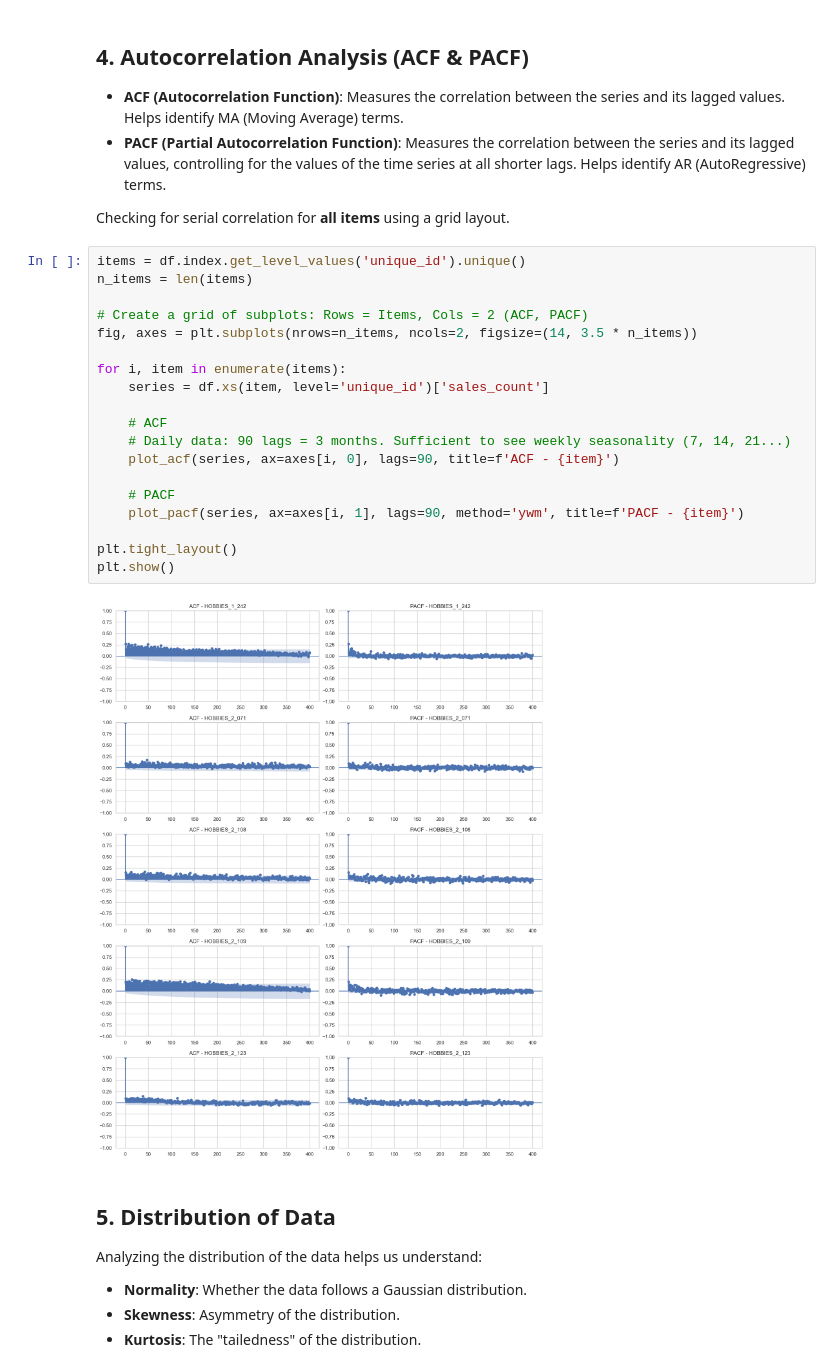
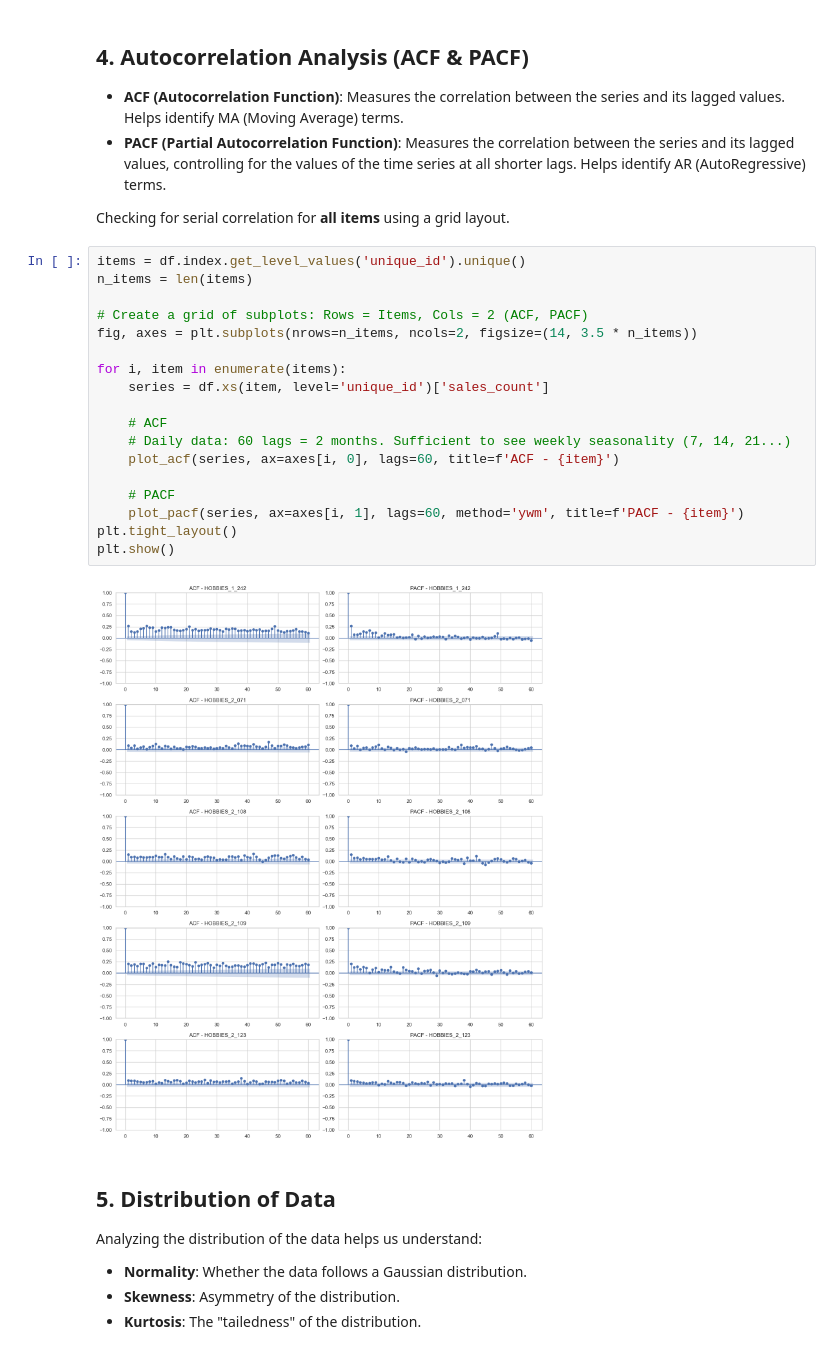
Before and after one commit to ContiHan/Statistika, a Jupyter notebook: exploration_data_analyses/04_eda_m5_walmart_daily.ipynb, the cells around one changed output. Saved outputs shown, nothing was run; the diff lists cells and outputs as text.

Commit message:
change lag params in ACF and PACF in 04 dataset

```diff
--- a/exploration_data_analyses/04_eda_m5_walmart_daily.ipynb
+++ b/exploration_data_analyses/04_eda_m5_walmart_daily.ipynb
@@ -144,24 +144,23 @@ Checking for serial correlation for **all items** using a grid layout.
 # %%
 items = df.index.get_level_values('unique_id').unique()
 n_items = len(items)
 
 # Create a grid of subplots: Rows = Items, Cols = 2 (ACF, PACF)
 fig, axes = plt.subplots(nrows=n_items, ncols=2, figsize=(14, 3.5 * n_items))
 
 for i, item in enumerate(items):
     series = df.xs(item, level='unique_id')['sales_count']
 
     # ACF
-    # Daily data: 90 lags = 3 months. Sufficient to see weekly seasonality (7, 14, 21...)
-    plot_acf(series, ax=axes[i, 0], lags=90, title=f'ACF - {item}')
+    # Daily data: 60 lags = 2 months. Sufficient to see weekly seasonality (7, 14, 21...)
+    plot_acf(series, ax=axes[i, 0], lags=60, title=f'ACF - {item}')
 
     # PACF
-    plot_pacf(series, ax=axes[i, 1], lags=90, method='ywm', title=f'PACF - {item}')
-
+    plot_pacf(series, ax=axes[i, 1], lags=60, method='ywm', title=f'PACF - {item}')
 plt.tight_layout()
 plt.show()
 # %% [output]
-[figure, old version]
+[figure, new version]
 # %% [markdown]
 ## 5. Distribution of Data
 Analyzing the distribution of the data helps us understand:
```
